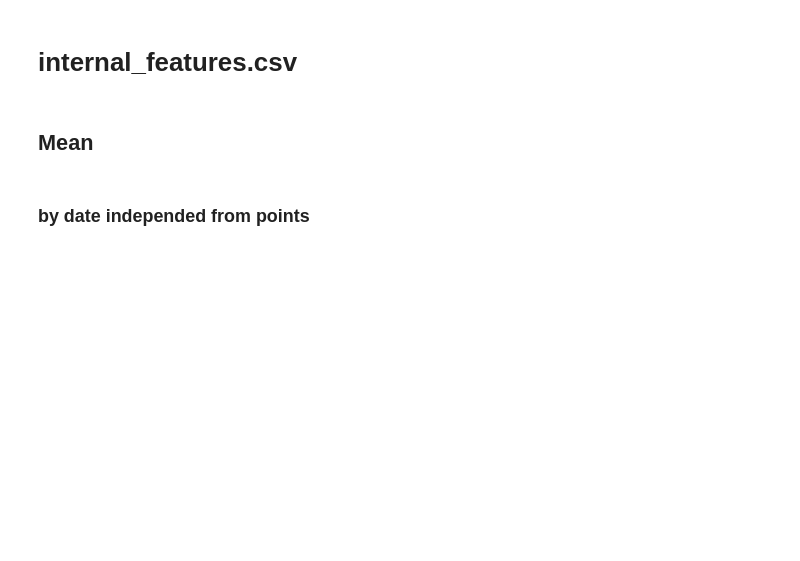
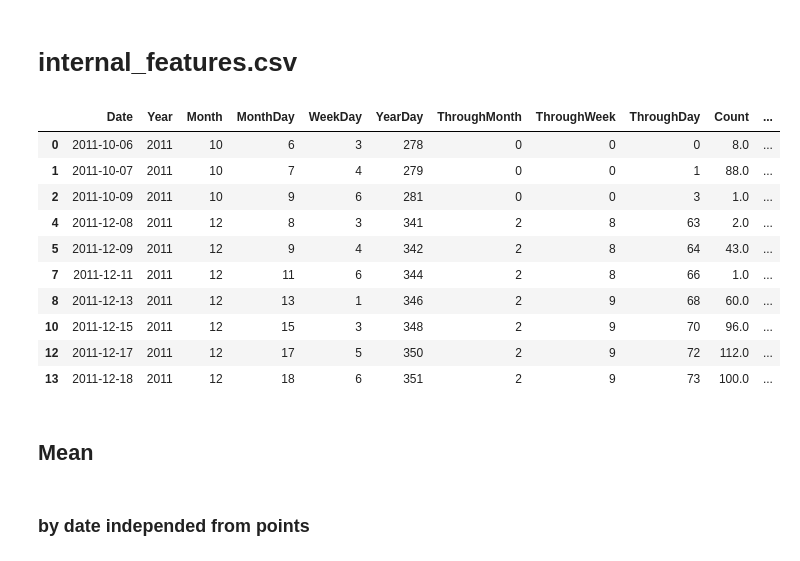
Before and after one commit to laol777/dodo, a Jupyter notebook: tranform_data.ipynb, the cells around one changed output. Drawn from its saved outputs; the diff is of its cells as text; code cells hidden in the pictures; blank space fills up the shorter version.

```diff
--- a/tranform_data.ipynb
+++ b/tranform_data.ipynb
@@ -80,4 +112,27 @@ src[['Count', 'Point']] = pd.read_csv('data_original/v_common.csv')[['Count', 'P
 dst = pd.DataFrame()
+# %%
+tmp = pd.read_csv('data_transform/target.csv')
+tmp = pd.read_csv('data_transform/target.csv')[tmp.IsTrain == True]
+
+trainIndex = tmp.index
+# %%
+src = pd.read_csv('data_transform/date.csv').iloc[trainIndex]
+src[['Count', 'Point']] = pd.read_csv('data_original/common.csv')[['Count', 'Point']].iloc[trainIndex]
+dst = pd.DataFrame()
+# %%
+src.head(10)
+# %% [output]
+|  | Date | Year | Month | MonthDay | WeekDay | YearDay | ThroughMonth | ThroughWeek | ThroughDay | Count | ... |
+| 0 | 2011-10-06 | 2011 | 10 | 6 | 3 | 278 | 0 | 0 | 0 | 8.0 | ... |
+| 1 | 2011-10-07 | 2011 | 10 | 7 | 4 | 279 | 0 | 0 | 1 | 88.0 | ... |
+| 2 | 2011-10-09 | 2011 | 10 | 9 | 6 | 281 | 0 | 0 | 3 | 1.0 | ... |
+| 4 | 2011-12-08 | 2011 | 12 | 8 | 3 | 341 | 2 | 8 | 63 | 2.0 | ... |
+| 5 | 2011-12-09 | 2011 | 12 | 9 | 4 | 342 | 2 | 8 | 64 | 43.0 | ... |
+| 7 | 2011-12-11 | 2011 | 12 | 11 | 6 | 344 | 2 | 8 | 66 | 1.0 | ... |
+| 8 | 2011-12-13 | 2011 | 12 | 13 | 1 | 346 | 2 | 9 | 68 | 60.0 | ... |
+| 10 | 2011-12-15 | 2011 | 12 | 15 | 3 | 348 | 2 | 9 | 70 | 96.0 | ... |
+| 12 | 2011-12-17 | 2011 | 12 | 17 | 5 | 350 | 2 | 9 | 72 | 112.0 | ... |
+| 13 | 2011-12-18 | 2011 | 12 | 18 | 6 | 351 | 2 | 9 | 73 | 100.0 | ... |
 # %% [markdown]
 ## Mean
 # %% [markdown]
```
Also changed, not shown: parts of 26 cells of this notebook, 9 other files.
